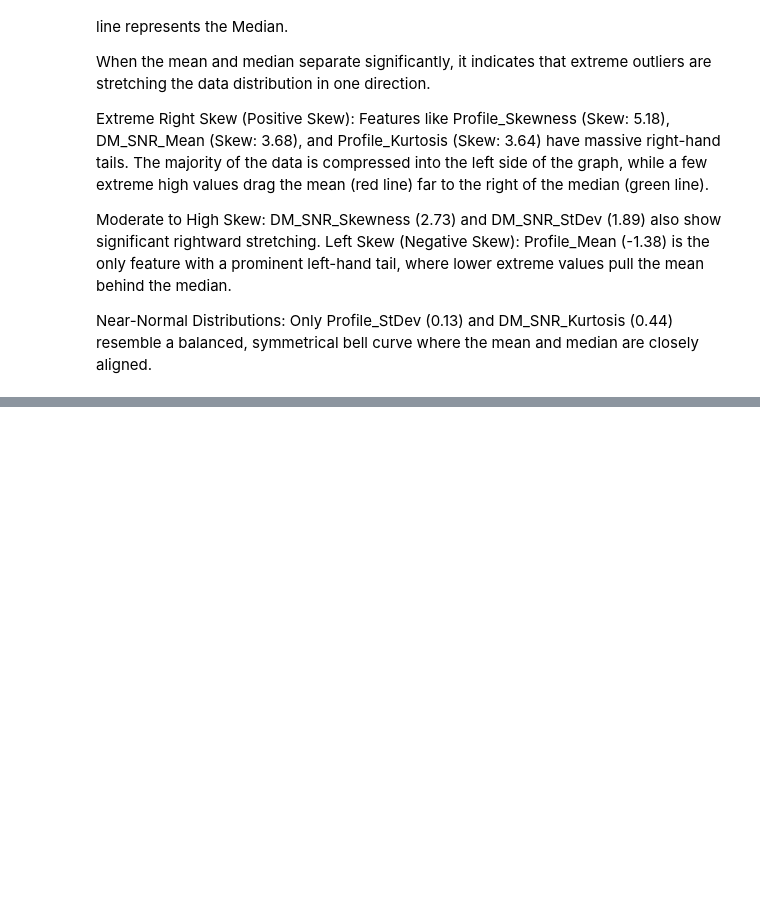
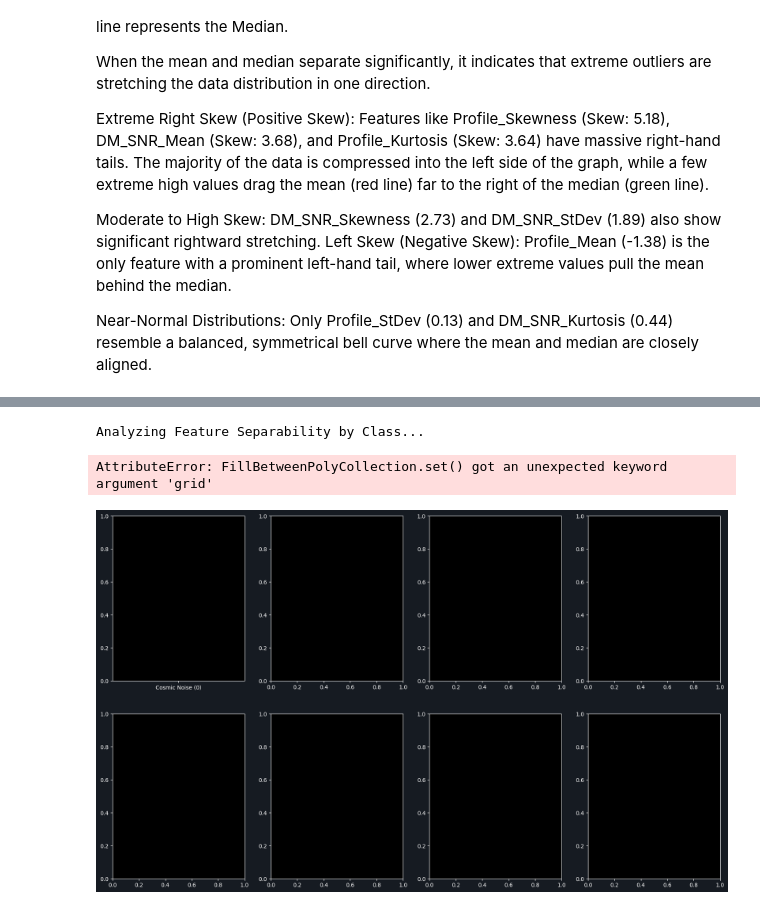
Before and after one commit to sultanjacob/Applied-Machine-Learning, a Jupyter notebook: Phase 13: Support Vector Machines (SVM)/13_support_vector_machines_SVM.ipynb, the cells around one changed output, grey strips where cells are left out. Drawn from its saved outputs; the diff is of its cells as text; code cells hidden in the pictures; blank space fills up the shorter version.

Commit message:
Bivariate Analysis

```diff
--- a/Phase 13: Support Vector Machines (SVM)/13_support_vector_machines_SVM.ipynb
+++ b/Phase 13: Support Vector Machines (SVM)/13_support_vector_machines_SVM.ipynb
@@ -141,0 +149,34 @@ Near-Normal Distributions: Only Profile_StDev (0.13) and DM_SNR_Kurtosis (0.44)
+# %%
+print("Analyzing Feature Separability by Class...")
+
+# Re-map target to descriptive labels strictly for visualization
+df_viz = df.copy()
+df_viz['Label'] = df_viz['Target'].map({0: 'Cosmic Noise (0)', 1: 'Pulsar Star (1)'})
+
+# Generate intensive 2x4 grid of Violin Plots
+fig, axes = plt.subplots(2, 4, figsize=(20, 12), facecolor=ax_color)
+axes = axes.flatten()
+
+# Custom color palette (Cool colors for noise, Warm for stars)
+pulsar_colors = {'Cosmic Noise (0)': '#5e5e5e', 'Pulsar Star (1)': '#f72f81'}
+
+for i, feature in enumerate(continuous_features):
+    # Plot violin: Shows distribution shape and class conditonal variance
+    sns.violinplot(x='Label', y=feature, data=df_viz, ax=axes[i],
+                   palette=pulsar_colors, hue='Label', legend=False,
+                   inner='quartile', linewidth=1, grid=False)
+
+    axes[i].set_title(f"{feature} Separability", color='white')
+    axes[i].set_ylabel("", color='#8b949e')
+    axes[i].set_xlabel("", color='#8b949e')
+    axes[i].tick_params(colors='white')
+    axes[i].grid(color='#30363d', linestyle='-', alpha=0.3)
+
+plt.tight_layout(pad=4.0)
+plt.show()
+
+print("Bivariate analysis complete.")
+# %% [output]
+Analyzing Feature Separability by Class...
+AttributeError: FillBetweenPolyCollection.set() got an unexpected keyword argument 'grid'
+[figure, added]
```
Also changed, not shown: parts of 1 cell of this notebook.
